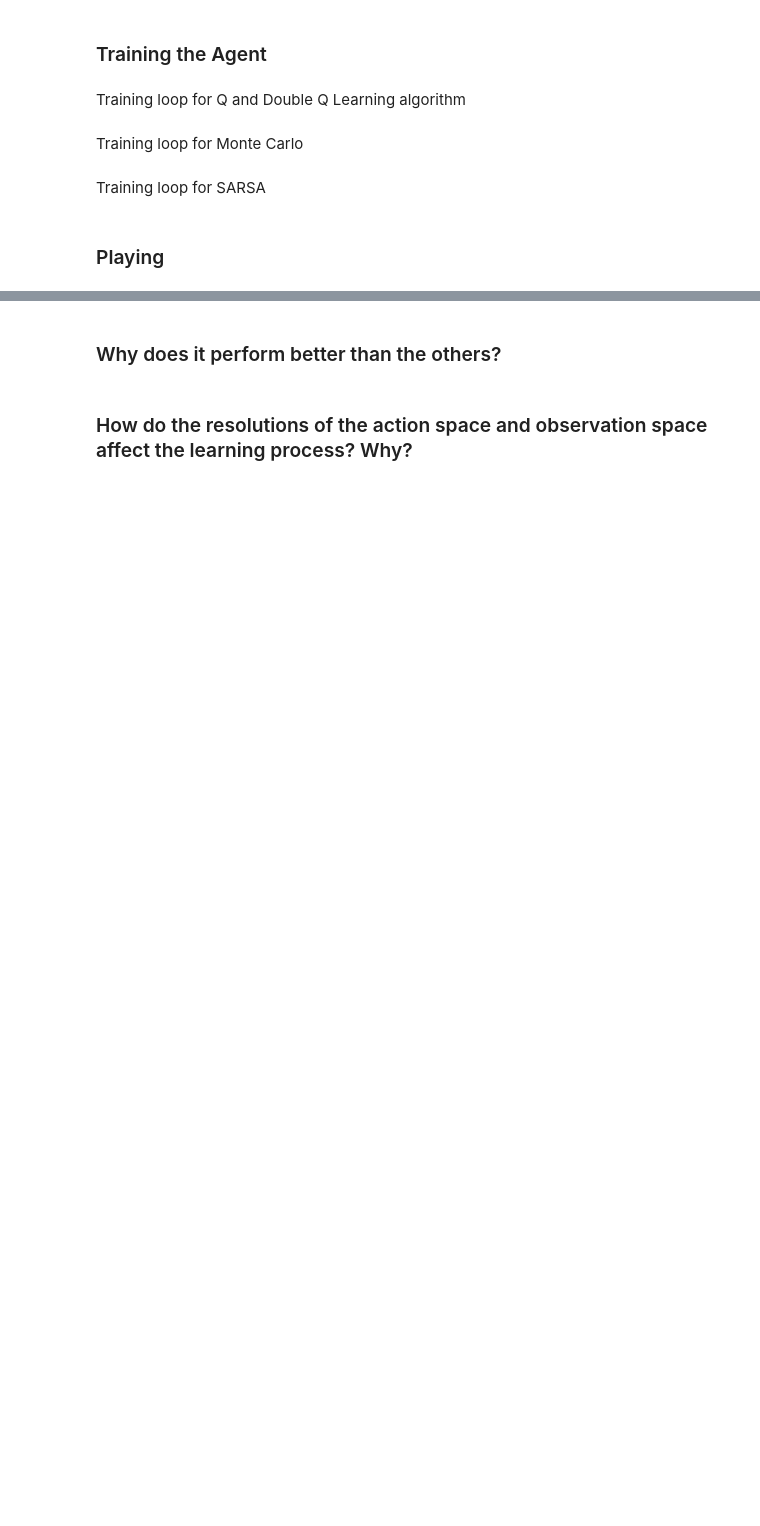
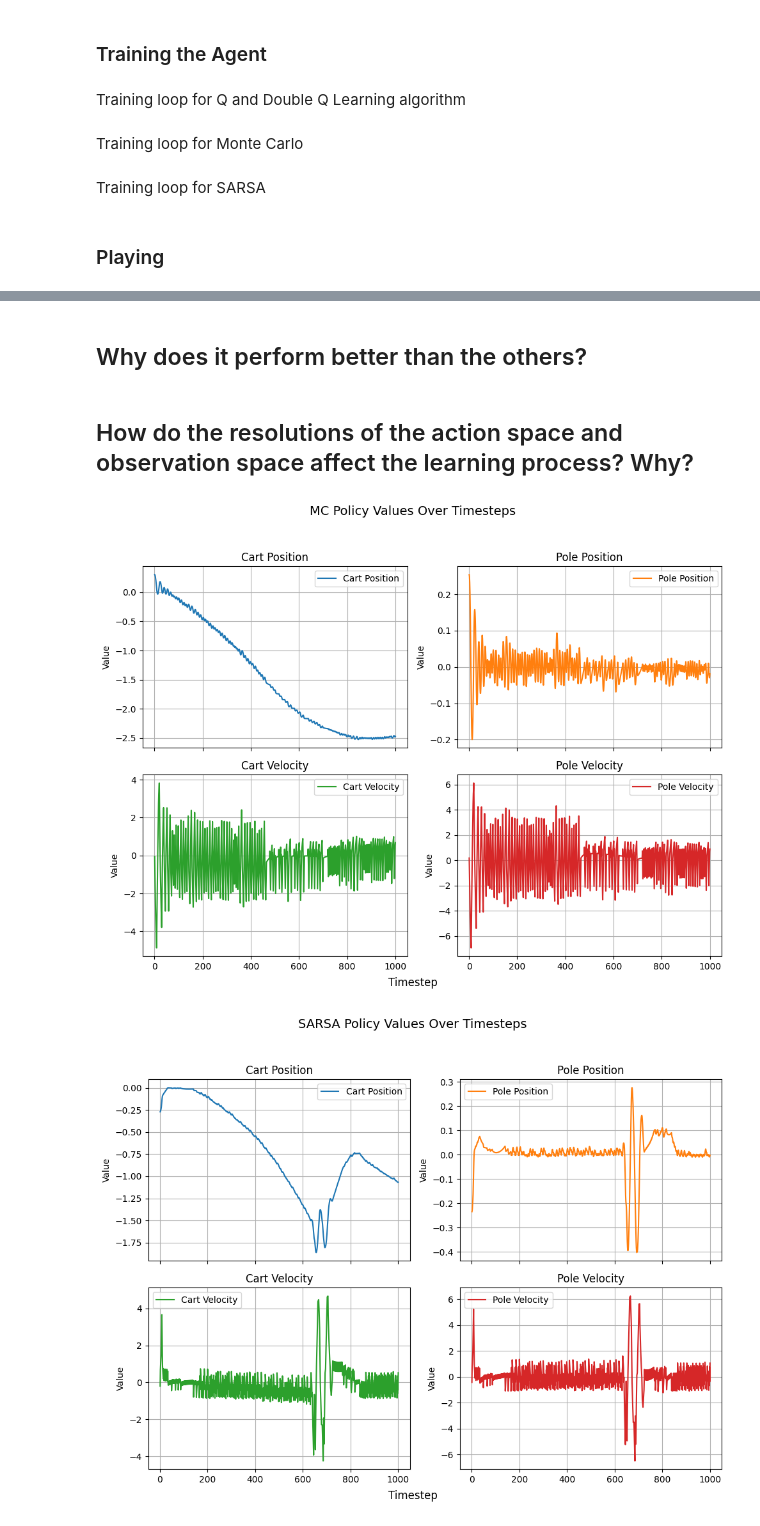
Before and after one commit to Aitthikit/DRLHW2, a Jupyter notebook: HW2.ipynb, the cells around one changed output, grey strips where cells are left out. Drawn from its saved outputs; the diff is of its cells as text; code cells hidden in the pictures; blank space fills up the shorter version.

```diff
--- a/HW2.ipynb
+++ b/HW2.ipynb
@@ -514,4 +741,56 @@ plot_q_values(file_paths, titles)
 # %% [markdown]
-### Why does it perform better than the others?
+## Why does it perform better than the others?
 # %% [markdown]
-### How do the resolutions of the action space and observation space affect the learning process? Why?
+## How do the resolutions of the action space and observation space affect the learning process? Why?
+# %%
+import json
+import matplotlib.pyplot as plt
+import numpy as np
+
+
+
+def plot_obs_policy(json_file,chart_labels):
+    """Loads observation data from JSON and plots each policy value in a 2x2 grid."""
+
+    # Load JSON data
+    with open(json_file, 'r') as f:
+        obs_history = json.load(f)
+
+    # Convert nested structure to NumPy array
+    obs_array = np.array([item[0] for item in obs_history])  # Extract inner lists
+
+    # Generate timestep values
+    timesteps = np.arange(1, obs_array.shape[0] + 1)
+
+    # Define labels for each value
+    labels = ["Cart Position", "Pole Position", "Cart Velocity", "Pole Velocity"]
+
+    # Create a 2x2 grid figure
+    fig, axes = plt.subplots(2, 2, figsize=(10, 8), sharex=True)
+
+    for i, ax in enumerate(axes.flat):  # Loop over 2x2 grid
+        ax.plot(timesteps, obs_array[:, i], color=f'C{i}', label=labels[i])
+        ax.set_title(labels[i])
+        ax.set_ylabel("Value")
+        ax.legend()
+        ax.grid()
+
+    # Common x-axis label
+    fig.text(0.5, 0.04, "Timestep", ha="center", fontsize=12)
+    fig.suptitle(f"{chart_labels} Policy Values Over Timesteps", fontsize=14)
+
+    plt.tight_layout(rect=[0, 0.05, 1, 0.95])  # Adjust layout to fit title
+    plt.show()
+
+# Example Usage
+json_file = ["obs/Stabilize/MC/MC_0_11_12.0_5_11.json",
+             "obs/Stabilize/SARSA/SARSA_1_11_12.0_5_11.json",
+             "obs/Stabilize/Q_Learning/Q_Learning_1_11_12.0_5_11.json",
+             "obs/Stabilize/Double_Q_Learning/Double_Q_Learning_0_11_12.0_5_11.json",
+             ]
+chart_labels = ["MC", "SARSA", "Q_Learning", "Double_Q_Learning"]
+for i in range(len(json_file)):
+    plot_obs_policy(json_file[i],chart_labels[i])
+# %% [output]
+[figure, added]
+[figure, added]
```
Also changed, not shown: parts of 45 cells of this notebook, 9 other files.
